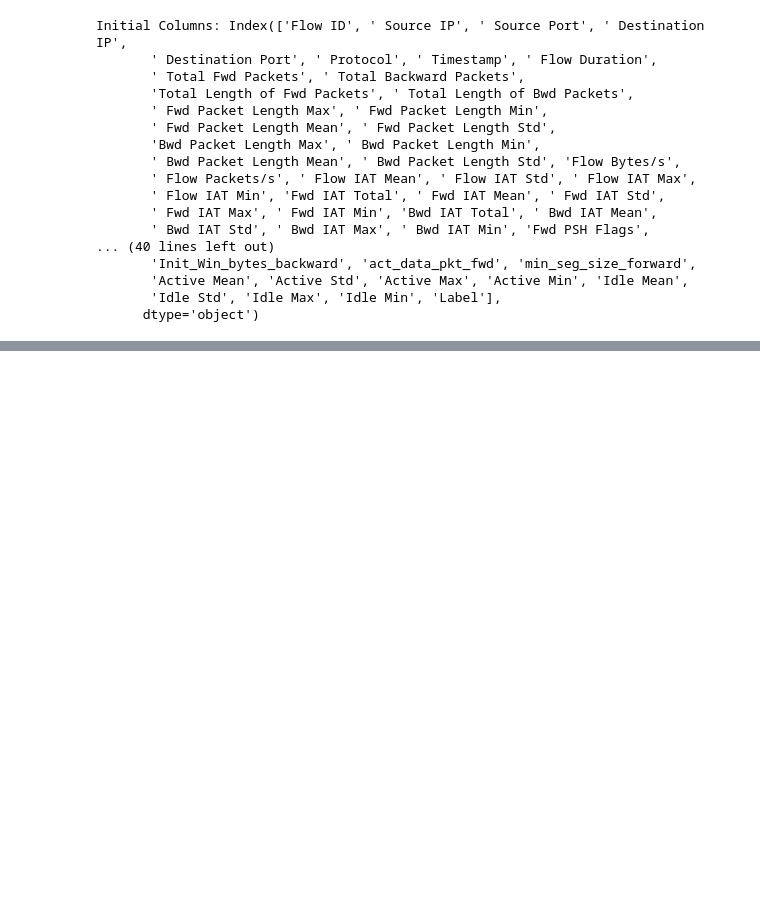
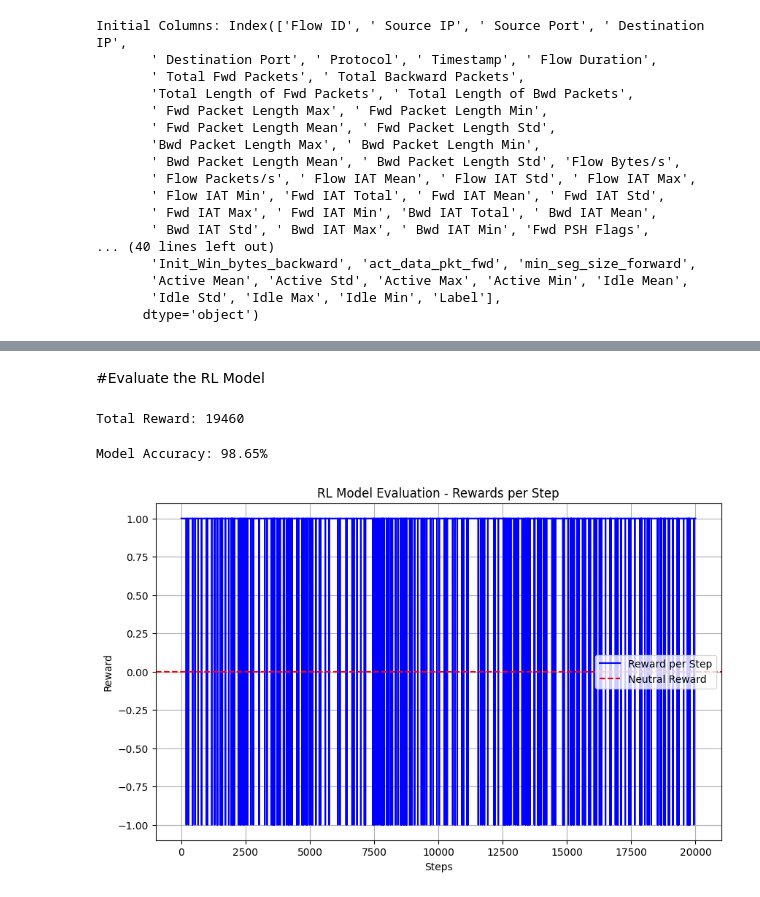
Before and after one commit to sarth-04/DDOS, a Jupyter notebook: RL.ipynb, the cells around one changed output, grey strips where cells are left out. Drawn from its saved outputs; the diff is of its cells as text; code cells hidden in the pictures; blank space fills up the shorter version.

```diff
--- a/RL.ipynb
+++ b/RL.ipynb
@@ -7,7 +9,7 @@
 import pandas as pd
 
 # File paths: Modify the path as per your dataset location
-file_path = '/content/Friday-WorkingHours-Afternoon-DDos.pcap_ISCX.csv'
+file_path = '/content/balanced_ddos_benign_dataset.csv'
 
 # Load the dataset using pandas
 try:
@@ -589,0 +305,67 @@ plt.show()
+# %% [markdown]
+#Evaluate the RL Model
+# %%
+# Load the trained model
+model = DQN.load("dqn_ddos_classifier")
+
+# Reset the environment
+obs = env.reset()
+total_reward = 0
+
+# Simulate the agent in the environment
+for _ in range(len(X)):  # Number of data points
+    action, _states = model.predict(obs, deterministic=True)  # Predict the action
+    obs, reward, done, info = env.step(action)  # Take the action
+    total_reward += reward
+    if done:
+        break
+
+print("Total Reward:", total_reward)
+# %% [output]
+Total Reward: 19460
+# %%
+import matplotlib.pyplot as plt
+import numpy as np
+
+# Function to evaluate the RL model and calculate accuracy
+def evaluate_rl_model(env, model):
+    obs = env.reset()  # Reset the environment
+    correct_predictions = 0
+    total_predictions = len(env.data)  # Total data points
+    rewards = []  # Store rewards for plotting
+
+    for _ in range(total_predictions):
+        action, _ = model.predict(obs, deterministic=True)  # Predict the action
+        obs, reward, done, info = env.step(action)  # Take the action
+        rewards.append(reward)  # Append the reward
+
+        # Check if the prediction matches the actual label
+        if reward == 1:  # Reward is +1 for correct predictions
+            correct_predictions += 1
+
+        if done:
+            break
+
+    # Calculate accuracy
+    accuracy = correct_predictions / total_predictions * 100
+    return accuracy, rewards
+
+# Evaluate the model
+accuracy, rewards = evaluate_rl_model(env, model)
+
+# Print the accuracy
+print(f"Model Accuracy: {accuracy:.2f}%")
+
+# Plot the rewards for each step
+plt.figure(figsize=(10, 6))
+plt.plot(rewards, label="Reward per Step", color="blue")
+plt.axhline(0, color="red", linestyle="--", label="Neutral Reward")
+plt.title("RL Model Evaluation - Rewards per Step")
+plt.xlabel("Steps")
+plt.ylabel("Reward")
+plt.legend()
+plt.grid()
+plt.show()
+# %% [output]
+Model Accuracy: 98.65%
+[figure, added]
```
Also changed, not shown: parts of 37 cells of this notebook.
